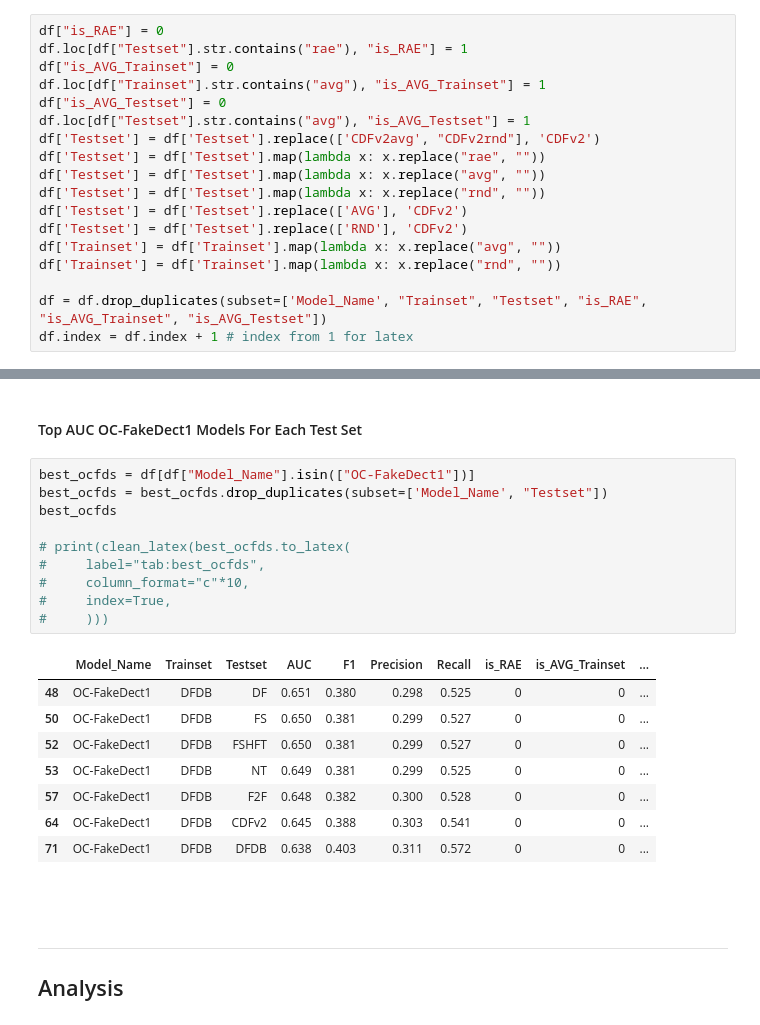
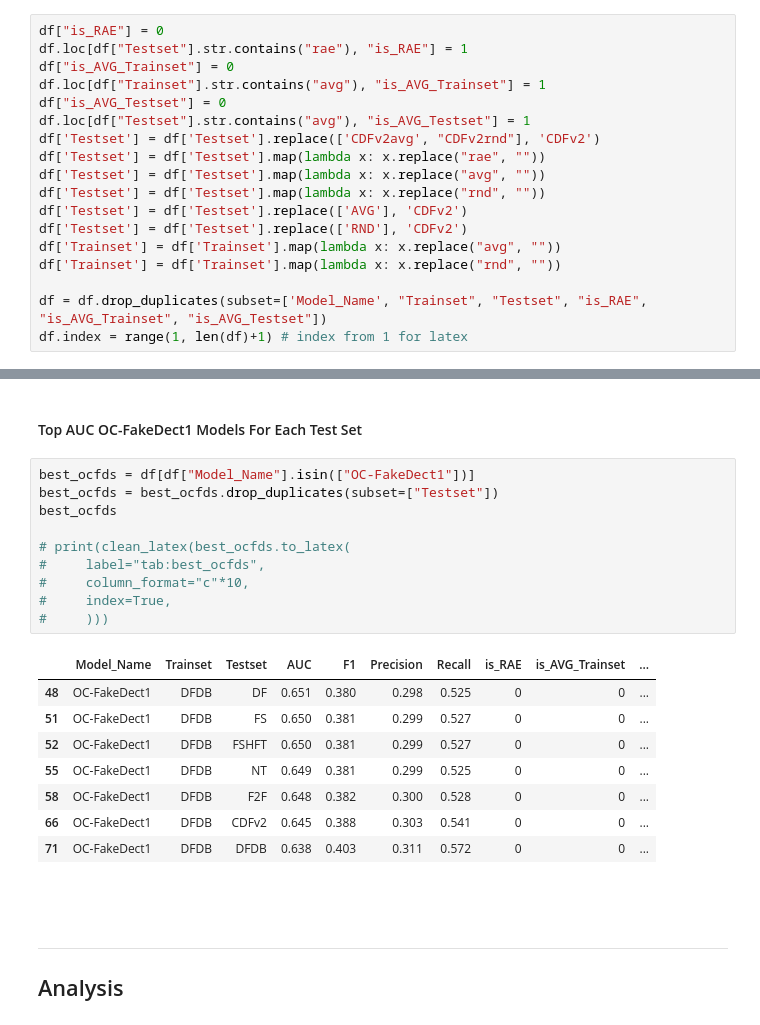
Before and after one commit to zsxkib/MInf-2.0-DeepFake-Detection, a Jupyter notebook: Collate_Results.ipynb, the cells around one changed output, grey strips where cells are left out. Cells and saved outputs as stored; diff of their text form.

```diff
--- a/Collate_Results.ipynb
+++ b/Collate_Results.ipynb
@@ -189,7 +189,7 @@ df['Trainset'] = df['Trainset'].map(lambda x: x.replace("avg", ""))
 df['Trainset'] = df['Trainset'].map(lambda x: x.replace("rnd", ""))
 
 df = df.drop_duplicates(subset=['Model_Name', "Trainset", "Testset", "is_RAE", "is_AVG_Trainset", "is_AVG_Testset"])
-df.index = df.index + 1 # index from 1 for latex
+df.index = range(1, len(df)+1) # index from 1 for latex
 # %% [markdown]
 <br><br>
 ___
@@ -299,22 +292,22 @@ best_vits
 #### Top AUC OC-FakeDect1 Models For Each Test Set
 # %%
 best_ocfds = df[df["Model_Name"].isin(["OC-FakeDect1"])]
-best_ocfds = best_ocfds.drop_duplicates(subset=['Model_Name', "Testset"])
+best_ocfds = best_ocfds.drop_duplicates(subset=["Testset"])
 best_ocfds
 
 # print(clean_latex(best_ocfds.to_latex(
 #     label="tab:best_ocfds",
 #     column_format="c"*10,
 #     index=True,
 #     )))
 # %% [output]
 |  | Model_Name | Trainset | Testset | AUC | F1 | Precision | Recall | is_RAE | is_AVG_Trainset | ... |
 | 48 | OC-FakeDect1 | DFDB | DF | 0.651 | 0.380 | 0.298 | 0.525 | 0 | 0 | ... |
-| 50 | OC-FakeDect1 | DFDB | FS | 0.650 | 0.381 | 0.299 | 0.527 | 0 | 0 | ... |
+| 51 | OC-FakeDect1 | DFDB | FS | 0.650 | 0.381 | 0.299 | 0.527 | 0 | 0 | ... |
 | 52 | OC-FakeDect1 | DFDB | FSHFT | 0.650 | 0.381 | 0.299 | 0.527 | 0 | 0 | ... |
-| 53 | OC-FakeDect1 | DFDB | NT | 0.649 | 0.381 | 0.299 | 0.525 | 0 | 0 | ... |
-| 57 | OC-FakeDect1 | DFDB | F2F | 0.648 | 0.382 | 0.300 | 0.528 | 0 | 0 | ... |
-| 64 | OC-FakeDect1 | DFDB | CDFv2 | 0.645 | 0.388 | 0.303 | 0.541 | 0 | 0 | ... |
+| 55 | OC-FakeDect1 | DFDB | NT | 0.649 | 0.381 | 0.299 | 0.525 | 0 | 0 | ... |
+| 58 | OC-FakeDect1 | DFDB | F2F | 0.648 | 0.382 | 0.300 | 0.528 | 0 | 0 | ... |
+| 66 | OC-FakeDect1 | DFDB | CDFv2 | 0.645 | 0.388 | 0.303 | 0.541 | 0 | 0 | ... |
 | 71 | OC-FakeDect1 | DFDB | DFDB | 0.638 | 0.403 | 0.311 | 0.572 | 0 | 0 | ... |
 # %% [markdown]
 <br><br>
```
Also changed, not shown: parts of 12 cells of this notebook, 16 other files.
